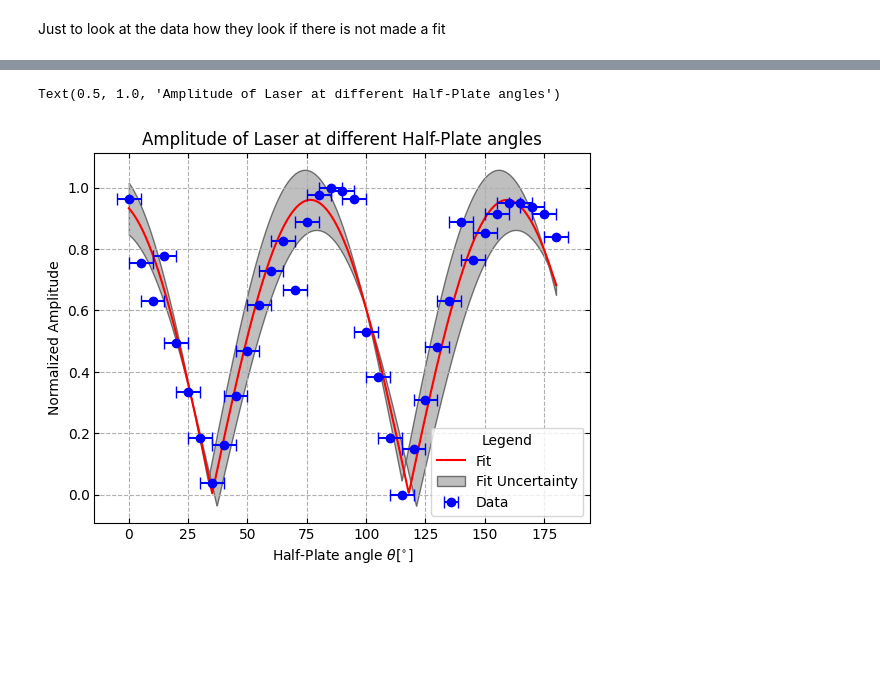
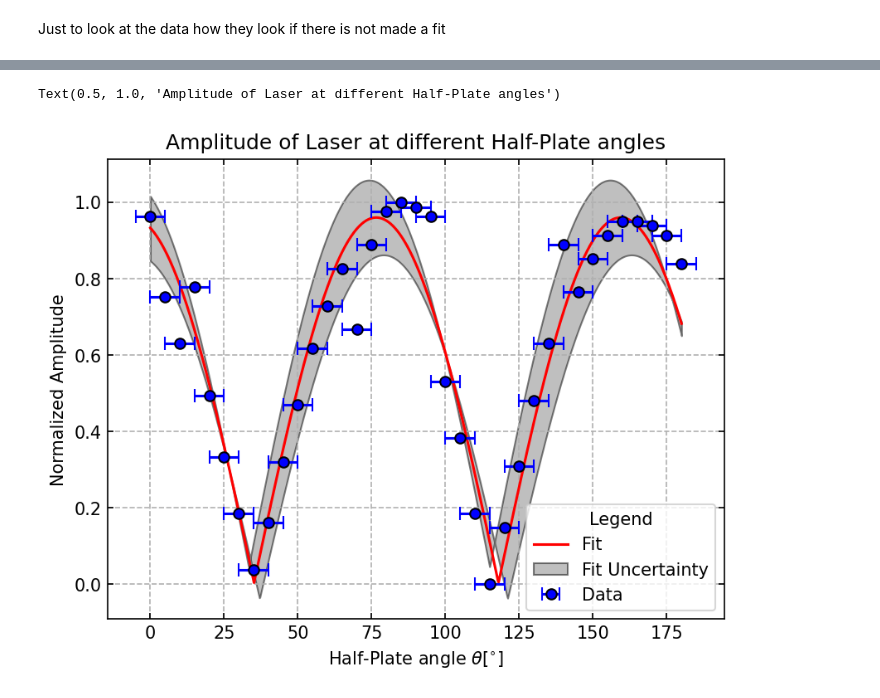
Before and after one commit to StefanStringer/ExperimentalBoyzWSL, a Jupyter notebook: Exercise_3/Polarization analysis half plate.ipynb, the cells around one changed output, grey strips where cells are left out. Saved outputs shown, nothing was run; the diff lists cells and outputs as text; code cells hidden in the pictures; blank space fills up the shorter version.

Commit message:
some plots again

```diff
--- a/Exercise_3/Polarization analysis half plate.ipynb
+++ b/Exercise_3/Polarization analysis half plate.ipynb
@@ -3,6 +3,8 @@ import numpy as np
 import scipy.optimize as sc
 import matplotlib.pyplot as plt
 import os
+
+plt.rcParams['figure.dpi'] = 150
 # %%
 Data_names = []
 
@@ -20,20 +22,3 @@ for Data_name in Data_names:
     Data = np.loadtxt(Data_name, skiprows=3)
     time.append(np.linspace(0, 10, len(Data[:, 0][0::100])))
     V1.append(Data[:, 1][0::100])
-# %%
-# Fit for each data set
-def sine_fit(t, *p):
-    amplitude = p[0]
-    omega = p[1]
-    phi = p[2]
-    offset = p[3]
-    return amplitude * np.sin(omega * t + phi) + offset
-
-amplitudes_fit = []
-
-for (v, t) in zip(V1, time):
-    popt, pcov = sc.curve_fit(sine_fit, t, v, p0 = [max(v) - min(v), 10, 20, 4])
-    amplitudes_fit.append(popt[0])
-    plt.figure()
-    plt.plot(t, v)
-    plt.plot(t, sine_fit(t, *popt))
@@ -69,31 +35,31 @@ plt.plot(angles, (amplitudes - amplitudes.min()) / (amplitudes.max() - amplitude
 # %%
 def amp_fit(theta, *p):
     c = p[0]
     a = p[1]
     b = p[2]
     d = p[3]
     return c * abs(np.cos(a * theta + b)) + d
 
 p0 = [1, 0.03, 1.7, 0]
 p_opt, p_cov = sc.curve_fit(amp_fit, angles, amplitudes, p0 = p0)
 
 angles_help = np.linspace(0, 180, 1000)
 paramter_err = np.sqrt(np.diag(p_cov))
 
 plt.plot(angles_help, amp_fit(angles_help, *p_opt), color = 'red', label = 'Fit')
 # plt.plot(angles_help, amp_fit(angles_help, *p0))
-plt.errorbar(angles, amplitudes, xerr = 5, fmt = 'o', capsize = 4, color = 'blue', label = 'Data')
+plt.errorbar(angles, amplitudes, xerr = 5, fmt = 'o', capsize = 4, color = 'blue', label = 'Data', markeredgecolor = 'k')
 plt.fill_between(angles_help, amp_fit(angles_help, p_opt[0] + np.sqrt(p_cov[0][0]), p_opt[1] + np.sqrt(p_cov[1][1]), p_opt[2] + np.sqrt(p_cov[2][2]),
                                         p_opt[3] + np.sqrt(p_cov[3][3])), amp_fit(angles_help, p_opt[0] - np.sqrt(p_cov[0][0]), p_opt[1] - np.sqrt(p_cov[1][1]),
                                         p_opt[2] - np.sqrt(p_cov[2][2]), p_opt[3] - np.sqrt(p_cov[3][3])), color = 'grey', edgecolor = 'k', alpha = 0.5,
                                         label = 'Fit Uncertainty')
 
 plt.legend(title = 'Legend')
 plt.grid(ls = '--')
 plt.tick_params(direction = 'in', right = True, top = True)
 plt.xlabel(r'Half-Plate angle $\theta [^{\circ}]$')
 plt.ylabel(r'Normalized Amplitude')
 plt.title('Amplitude of Laser at different Half-Plate angles')
 # %% [output]
 Text(0.5, 1.0, 'Amplitude of Laser at different Half-Plate angles')
-[figure, old version]
+[figure, new version]
```
Also changed, not shown: parts of 4 cells of this notebook.
